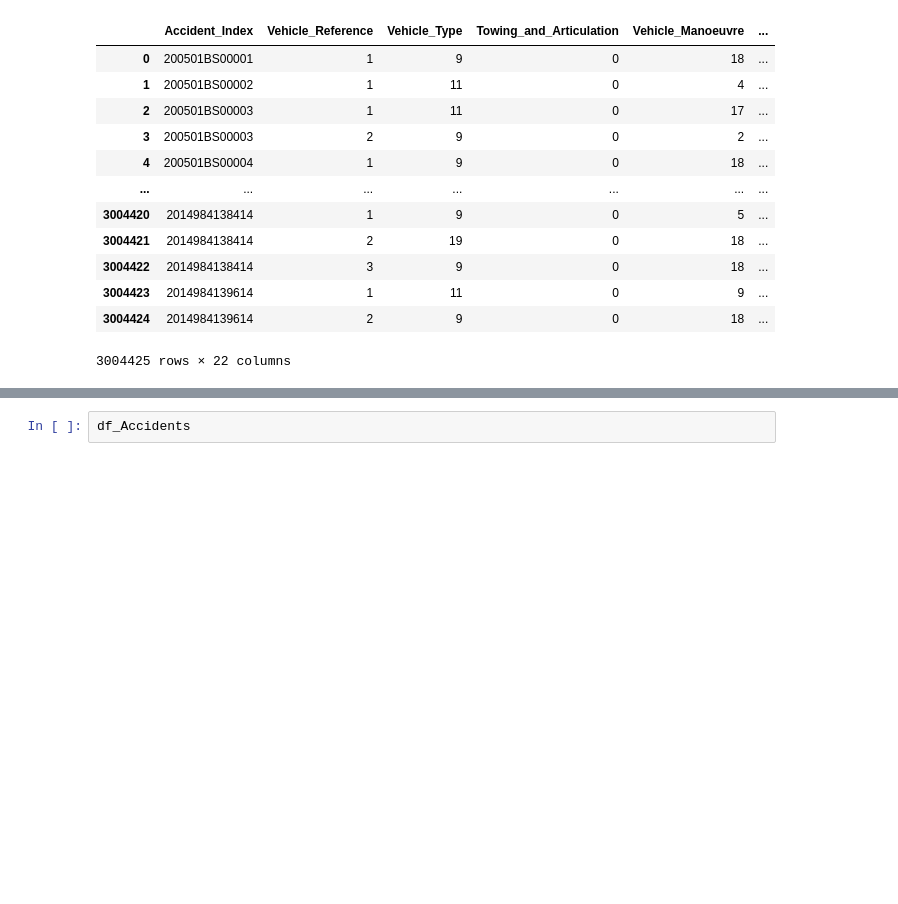
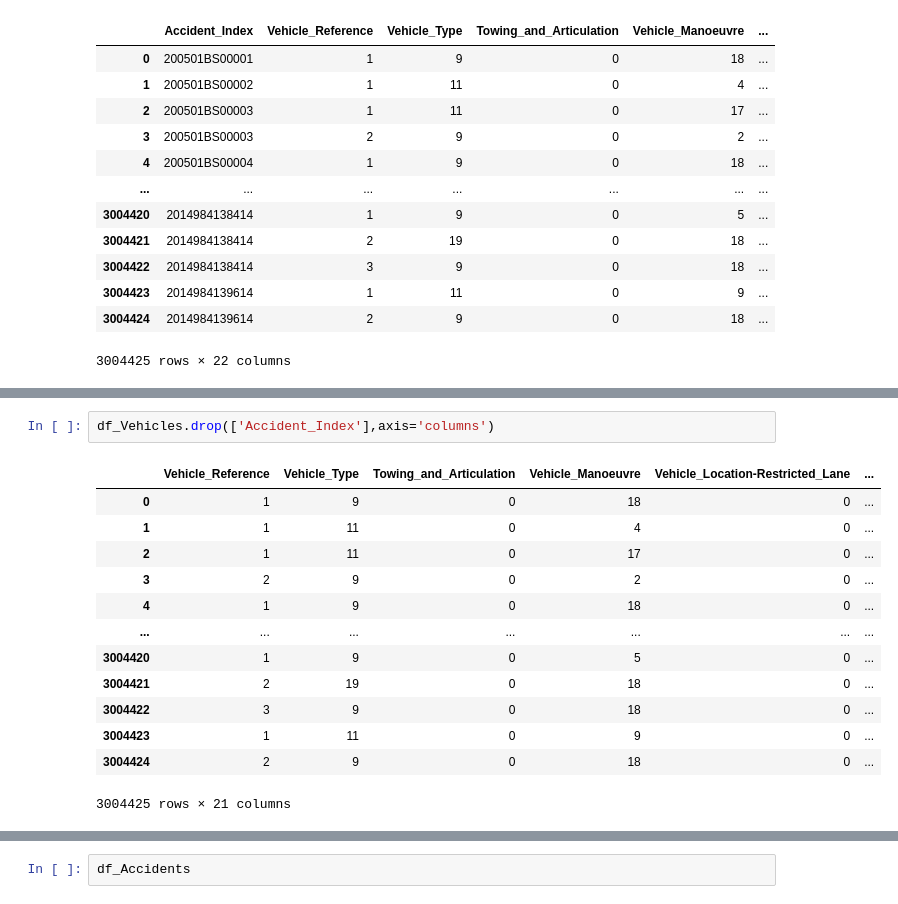
Before and after one commit to K-BEL/Datamining_project, a Jupyter notebook: Projet_DM&DV.ipynb, the cells around one changed output, grey strips where cells are left out. Drawn from its saved outputs; the diff is of its cells as text; blank space fills up the shorter version.

```diff
--- a/Projet_DM&DV.ipynb
+++ b/Projet_DM&DV.ipynb
@@ -44,0 +104,16 @@ df_Vehicles
+# %%
+df_Vehicles.drop(['Accident_Index'],axis='columns')
+# %% [output]
+|  | Vehicle_Reference | Vehicle_Type | Towing_and_Articulation | Vehicle_Manoeuvre | Vehicle_Location-Restricted_Lane | ... |
+| 0 | 1 | 9 | 0 | 18 | 0 | ... |
+| 1 | 1 | 11 | 0 | 4 | 0 | ... |
+| 2 | 1 | 11 | 0 | 17 | 0 | ... |
+| 3 | 2 | 9 | 0 | 2 | 0 | ... |
+| 4 | 1 | 9 | 0 | 18 | 0 | ... |
+| ... | ... | ... | ... | ... | ... | ... |
+| 3004420 | 1 | 9 | 0 | 5 | 0 | ... |
+| 3004421 | 2 | 19 | 0 | 18 | 0 | ... |
+| 3004422 | 3 | 9 | 0 | 18 | 0 | ... |
+| 3004423 | 1 | 11 | 0 | 9 | 0 | ... |
+| 3004424 | 2 | 9 | 0 | 18 | 0 | ... |
+3004425 rows × 21 columns
```
Also changed, not shown: parts of 19 cells of this notebook.
